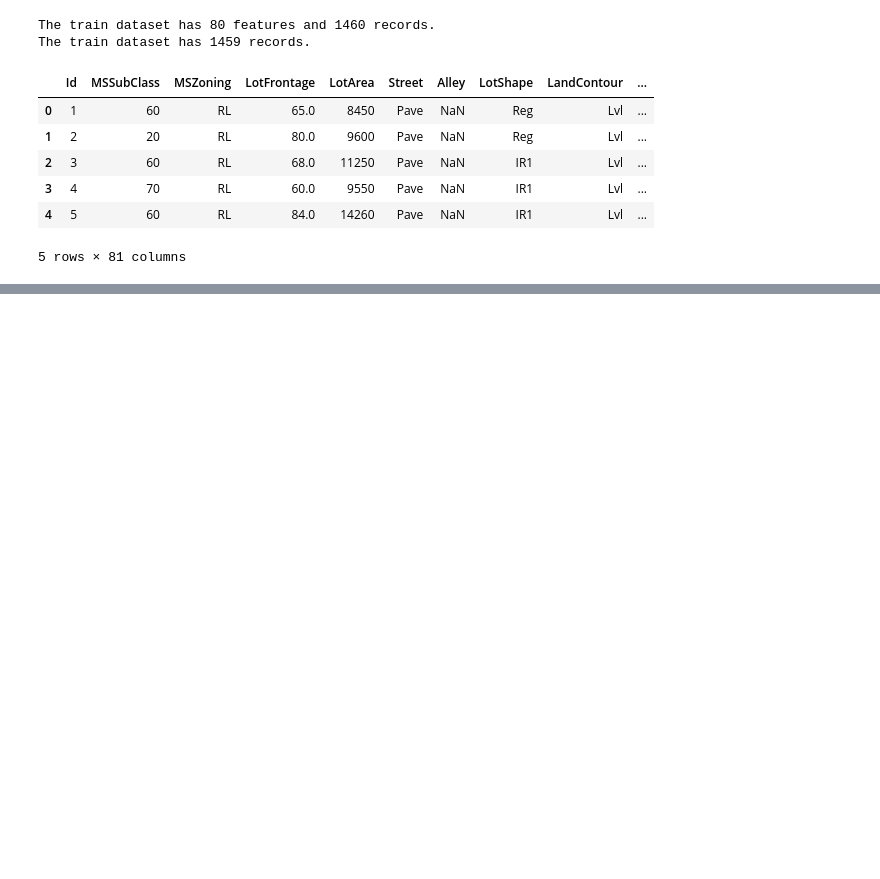
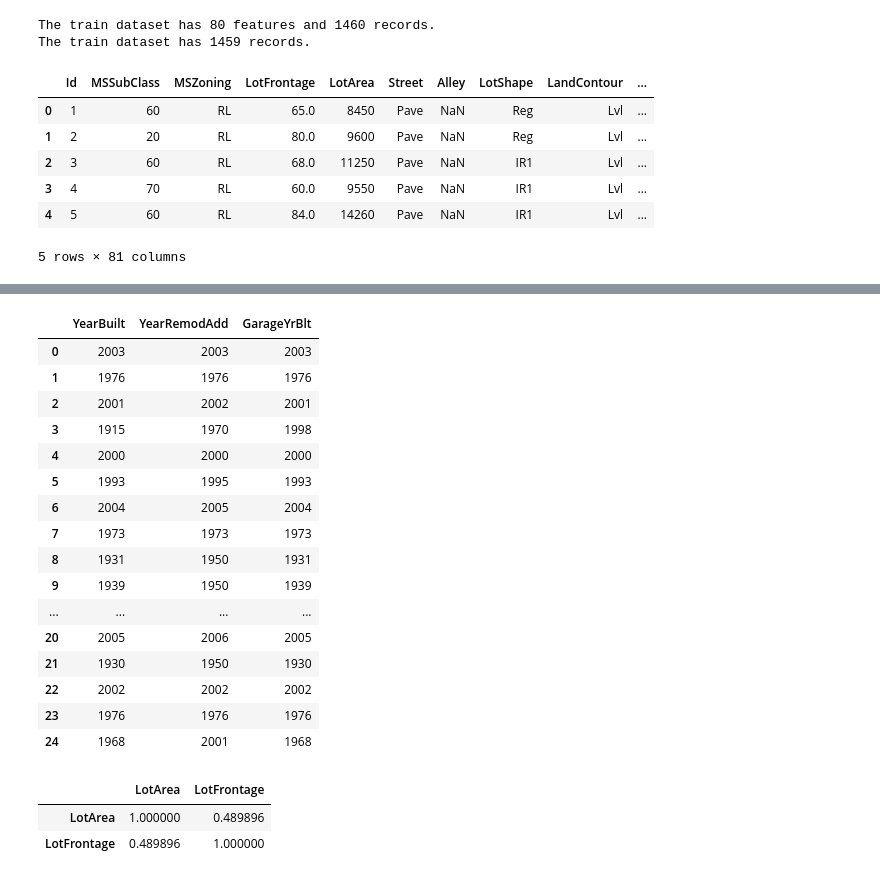
Before and after one commit to sanjeevgadre/Kaggle-Ames, a Jupyter notebook: Python/scripts/Part-I.ipynb, the cells around one changed output, grey strips where cells are left out. Saved outputs shown, nothing was run; the diff lists cells and outputs as text; code cells hidden in the pictures; blank space fills up the shorter version.

```diff
--- a/Python/scripts/Part-I.ipynb
+++ b/Python/scripts/Part-I.ipynb
@@ -149,0 +164,22 @@ dtype: int64
+# %%
+dat = foo
+
+NA_feats = [['BsmtQual', 'BsmtCond', 'BsmtExposure', 'BsmtFinType1', 'BsmtFinType2'],['FireplaceQu'],
+            ['GarageType', 'GarageFinish', 'GarageQual', 'GarageCond', 'GarageYrBlt'], ['PoolQC'],
+            ['MiscFeature'], ['MasVnrType']]
+val_feats = ['TotalBsmtSF', 'Fireplaces', 'GarageArea', 'PoolArea', 'MiscVal', 'MasVnrArea']
+
+for i in range(len(NA_feats)):
+    for j in range(len(NA_feats[i])):
+        #x, y = NA_feats[i][j], val_feats[i]
+        dat.loc[(dat.loc[:, NA_feats[i][j]].isna()) & (dat.loc[:, val_feats[i]] == 0), [NA_feats[i][j]]] = 'ABSNT'
+
+dat.loc[dat.loc[:, 'Alley'].isna(), 'Alley'] = 'ABSNT'
+dat.loc[dat.loc[:, 'Fence'].isna(), 'Fence'] = 'ABSNT'
+
+print('\nThe summary of missing values in features that should be of type int64:\n\n',
+      dat[int_64_feats].isna().sum())
+print('\nThe summary of missing values in features that should be of type float64:\n\n',
+      dat[float_64_feats].isna().sum())
+print('\nThe summary of missing values in features that should be of type category:\n\n',
+      dat[cat_feats].isna().sum())
@@ -149,0 +251,28 @@ dtype: int64
+# %%
+#dat.loc[dat.loc[:, 'MasVnrType'].isna(), ['Id', 'MasVnrType', 'MasVnrArea']]
+
+dat.loc[:,['YearBuilt', 'YearRemodAdd', 'GarageYrBlt']].head(25)
+# %% [output]
+|  | YearBuilt | YearRemodAdd | GarageYrBlt |
+| 0 | 2003 | 2003 | 2003 |
+| 1 | 1976 | 1976 | 1976 |
+| 2 | 2001 | 2002 | 2001 |
+| 3 | 1915 | 1970 | 1998 |
+| 4 | 2000 | 2000 | 2000 |
+| 5 | 1993 | 1995 | 1993 |
+| 6 | 2004 | 2005 | 2004 |
+| 7 | 1973 | 1973 | 1973 |
+| 8 | 1931 | 1950 | 1931 |
+| 9 | 1939 | 1950 | 1939 |
+| ... | ... | ... | ... |
+| 20 | 2005 | 2006 | 2005 |
+| 21 | 1930 | 1950 | 1930 |
+| 22 | 2002 | 2002 | 2002 |
+| 23 | 1976 | 1976 | 1976 |
+| 24 | 1968 | 2001 | 1968 |
+# %%
+dat.loc[:, ['LotArea', 'LotFrontage']].corr()
+# %% [output]
+|  | LotArea | LotFrontage |
+| LotArea | 1.000000 | 0.489896 |
+| LotFrontage | 0.489896 | 1.000000 |
```
Also changed, not shown: parts of 11 cells of this notebook.
